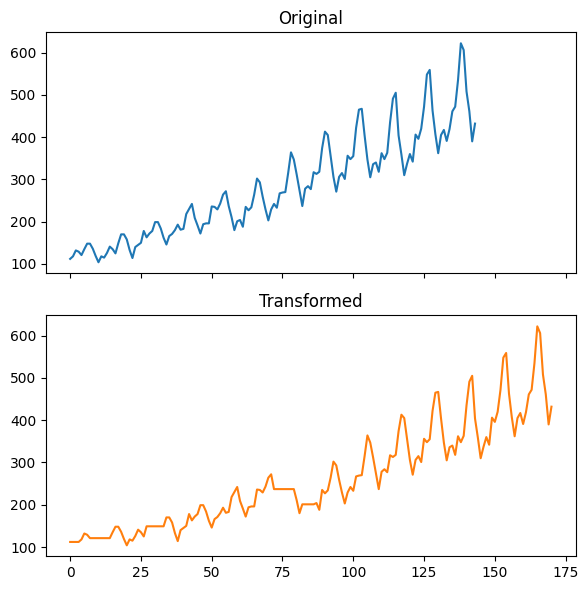
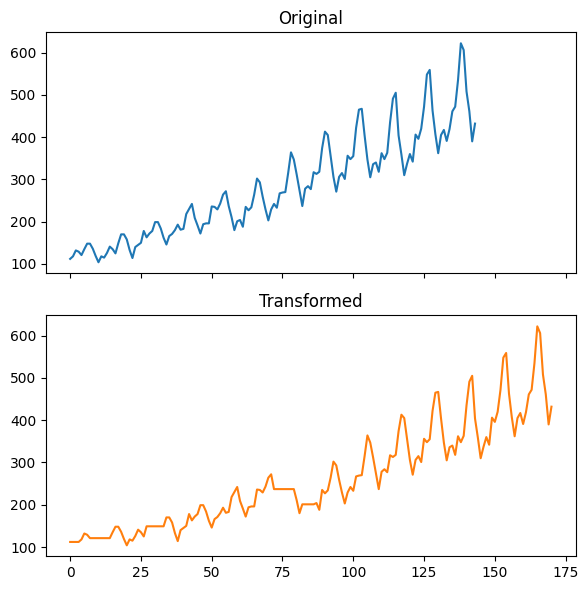
Unified diff of the notebook cell whose output changed from the first chart to the second:
--- before
+++ after
@@ -1,5 +1,5 @@
 fig, axes = plt.subplots(2, sharex=True, sharey=True, figsize=(6,6))
 axes[0].plot(X.values, color='C0')
-axes[1].plot(Xt.values, color='C1')
+axes[1].plot(Xt, color='C1')
 axes[0].set_title('Original')
 axes[1].set_title('Transformed')

Commit: updating notebooks, adding version number